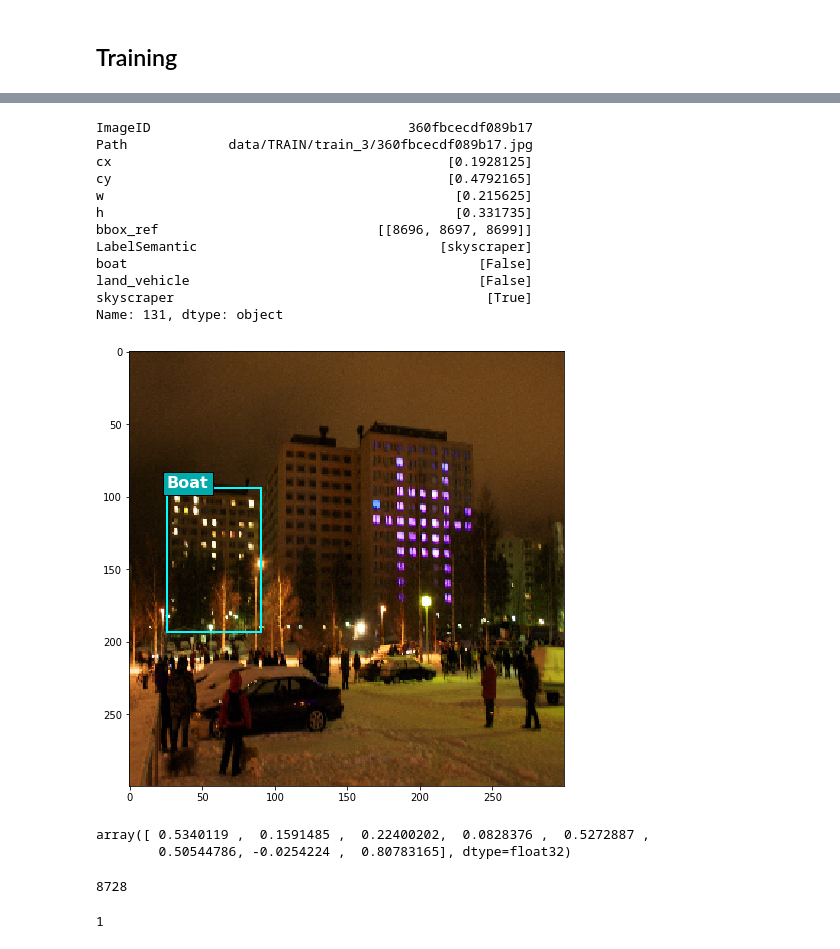
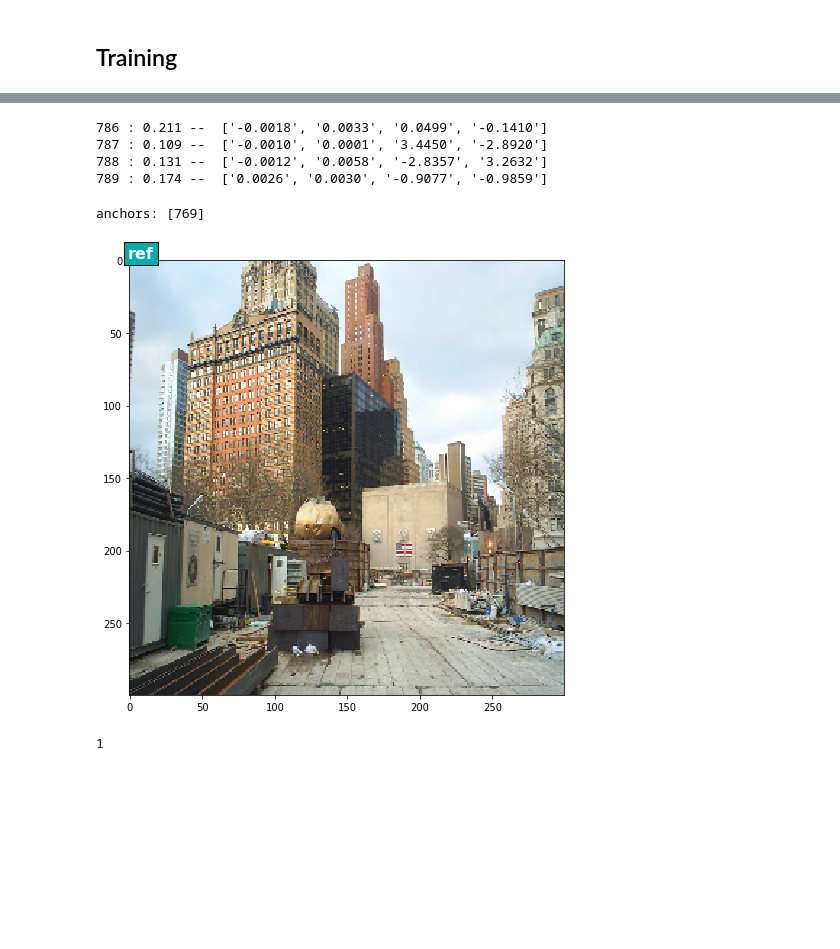
Before and after one commit to BAlmeidaS/capstone-udacity-mle, a Jupyter notebook: project/modeling-exploration.ipynb, the cells around one changed output, grey strips where cells are left out. Drawn from its saved outputs; the diff is of its cells as text; code cells hidden in the pictures; blank space fills up the shorter version.

```diff
--- a/project/modeling-exploration.ipynb
+++ b/project/modeling-exploration.ipynb
@@ -210,50 +151,34 @@ array([0.    , 0.    , 0.    , 1.    , 0.1929, 0.4792, 0.2156, 0.3318],
-# %%
-img_path = train.loc[131]
-
-display(img_path)
-
-img = image.load_img(img_path.Path, target_size=(300, 300))
-
-plt.figure(figsize=(12,8))
-plt.imshow(img)
-# # plt.grid(color='red')
-# plt.xticks(range(0, 301, int(300/5)))
-# plt.yticks(range(0, 301, int(300/5)))
-
-visuals.draw_many_bboxes(img,
-                         np.array([img_path.cx, img_path.cy, img_path.w, img_path.h]).T,
-                         label='Boat');
-# %% [output]
-ImageID                                 360fbcecdf089b17
-Path             data/TRAIN/train_3/360fbcecdf089b17.jpg
-cx                                           [0.1928125]
-cy                                           [0.4792165]
-w                                             [0.215625]
-h                                             [0.331735]
-bbox_ref                            [[8696, 8697, 8699]]
-LabelSemantic                               [skyscraper]
-boat                                             [False]
-land_vehicle                                     [False]
-skyscraper                                        [True]
-Name: 131, dtype: object
-[figure, removed]
-# %%
-pred = model.predict(np.expand_dims(image.img_to_array(img), axis=0))[0]
-
-m_value = 0
-best_i = 0
-
-for ind, row in enumerate(pred):
-    if row[3] > m_value:
-        m_value = row[1]
-        best_i = ind
-
-display(pred[best_i])
-best_i
-# %% [output]
-array([ 0.5340119 ,  0.1591485 ,  0.22400202,  0.0828376 ,  0.5272887 ,
-        0.50544786, -0.0254224 ,  0.80783165], dtype=float32)
-8728
+# %%
+sample = images[2131]
+img = image.load_img(sample[1], target_size=(300, 300))
+
+pred = model.predict(np.expand_dims(image.img_to_array(img), axis=0))[0]
+
+for ind, row in enumerate(pred):
+    ref = row[1]
+    if ref > .1:
+        print(f"{ind:3d}", f": {ref:0.3f} -- ", [f"{r:0.4f}" for r in row[-4:]])
+# %% [output]
+786 : 0.211 --  ['-0.0018', '0.0033', '0.0499', '-0.1410']
+787 : 0.109 --  ['-0.0010', '0.0001', '3.4450', '-2.8920']
+788 : 0.131 --  ['-0.0012', '0.0058', '-2.8357', '3.2632']
+789 : 0.174 --  ['0.0026', '0.0030', '-0.9077', '-0.9859']
+# %%
+plt.figure(figsize=(12,8))
+plt.imshow(img)
+
+with h5py.File(datapath, 'r') as f:
+    bboxes = f[group][sample[0]][:][:, [52, 300, 464, -4, -3, -2, -1]]
+
+refs = [789]
+
+for ref in refs:
+    visuals.draw_bbox(img, anchors[ref], label='ref', color='#ff0000')
+
+print('anchors:', BBOX_REF.match(bboxes[:, -4:]))
+# %% [output]
+anchors: [769]
+[figure, added]
 # %%
 plt.figure(figsize=(12,8))
 plt.imshow(img)
```
Also changed, not shown: parts of 12 cells of this notebook, 3 other files.
